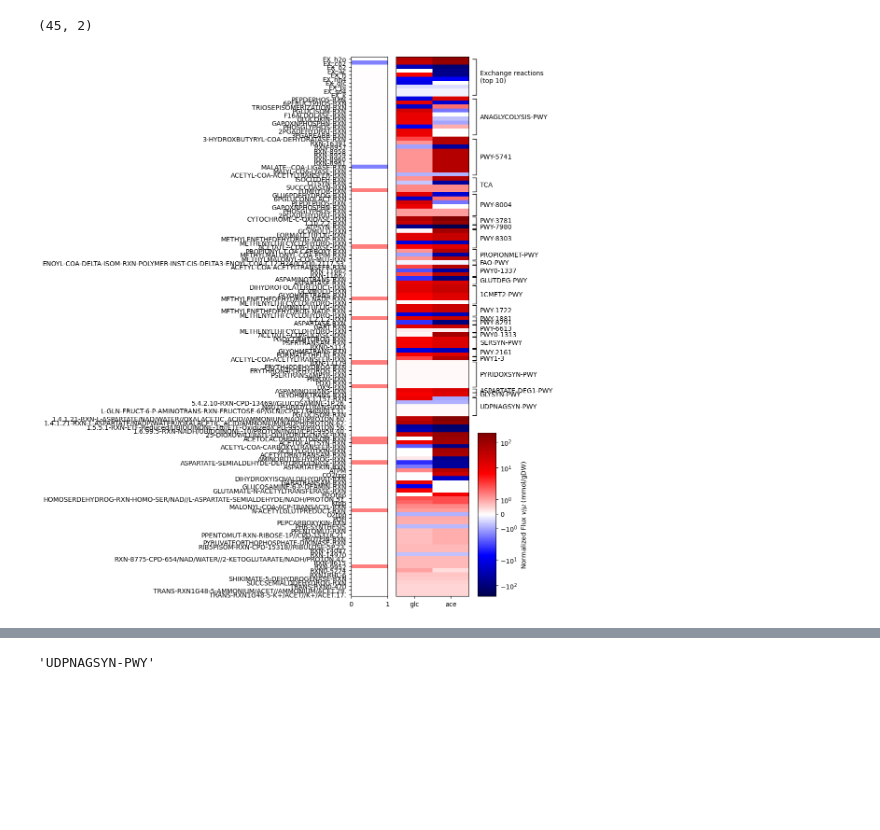
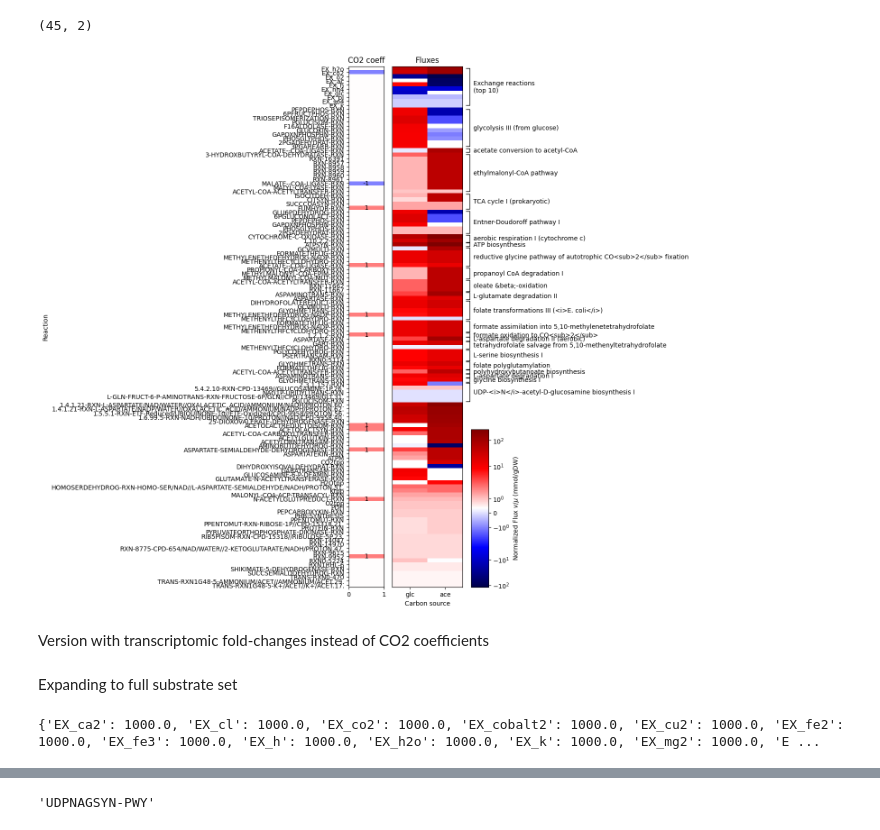
Before and after one commit to C-CoMP-STC/rpom-fba, a Jupyter notebook: figures/heatmap.ipynb, the cells around one changed output, grey strips where cells are left out. Drawn from its saved outputs; the diff is of its cells as text; code cells hidden in the pictures; blank space fills up the shorter version.

```diff
--- a/figures/heatmap.ipynb
+++ b/figures/heatmap.ipynb
@@ -26,6 +26,12 @@ co2_c = model.metabolites.get_by_id("CARBON-DIOXIDE[c]")
 # Turn on maintenance
 atpm = model.reactions.get_by_id("ATPM")
 atpm.bounds = (25, 25)
+# %%
+# Load pathway data
+import pickle
+
+with open("../model_building/pathway_data.pkl", "rb") as f:
+    pathway_data = pickle.load(f)
 # %%
 # Get solutions on glucose and acetate
 
@@ -48,6 +54,7 @@ ace_fluxes = sol_ace.fluxes / sol_ace.objective_value
 pathways_of_interest = [
     "ANAGLYCOLYSIS-PWY",  # Glycolysis
 
+    "PWY0-1313",  # acetate conversion to acetyl-CoA
     "PWY-5741",  # Ethylmalonyl-CoA pathway
     "TCA",  # TCA cycle
     "PWY-8004",  # Entner-Doudoroff pathway I
@@ -56,7 +63,7 @@ pathways_of_interest = [
     "PWY-7980",  # ATP biosynthesis
     "PWY-8303",  # reductive glycine pathway of autotrophic CO2 fixation
     "PROPIONMET-PWY",  # propanoyl CoA degradation I
-    "FAO-PWY",  # fatty acid β-oxidation I (generic)
+    # "FAO-PWY",  # fatty acid β-oxidation I (generic)
     "PWY0-1337",  # oleate β-oxidation
     "GLUTDEG-PWY",  # L-glutamate degradation II
     "1CMET2-PWY",	# folate transformations III (E. coli)
@@ -64,14 +71,13 @@ pathways_of_interest = [
     "PWY-1881",  # formate oxidation to CO2
     "PWY-8291",  # L-aspartate degradation II (aerobic)
     "PWY-6613",  # tetrahydrofolate salvage from 5,10-methenyltetrahydrofolate
-    "PWY0-1313",  # acetate conversion to acetyl-CoA
     # "PWY-8279",  # palmitate biosynthesis III
     # "PWY-8280",  # stearate biosynthesis IV  (likely dupe of above)
     # "PWY-7388",  # octanoyl-[acyl-carrier protein] biosynthesis (mitochondria, yeast)
     "SERSYN-PWY",  # L-serine biosynthesis I
     "PWY-2161",  # folate polyglutamylation
     "PWY1-3",  # polyhydroxybutanoate biosynthesis
-    "PYRIDOXSYN-PWY",  # pyridoxal 5'-phosphate biosynthesis I
+    # "PYRIDOXSYN-PWY",  # pyridoxal 5'-phosphate biosynthesis I
     # "PHESYN",  # L-phenylalanine biosynthesis I
     # "TYRSYN",  # L-tyrosine biosynthesis I
     "ASPARTATE-DEG1-PWY",  # L-aspartate degradation I
@@ -112,6 +145,16 @@ plot_fluxes = pd.DataFrame({"glc": glc_fluxes, "ace": ace_fluxes})
 
 # Exclude biomass flux
 plot_fluxes = plot_fluxes.drop("Rpom_hwa_biomass")
+
+# EXCEPT FOR EXCHANGE REACTIONS, treat the direction under glucose as the canonical direction of the reaction
+# (so as to highlight differences). If there is no flux, use the curated direction as "forward"
+# glc_directions = np.sign(glc_fluxes).replace(0, 1)
+exchange_ids = [ex.id for ex in model.exchanges]
+glc_directions = np.array([np.sign(flux) if (flux != 0 and rxn not in exchange_ids) else 1.0
+                           for rxn, flux in zip(plot_fluxes.index, plot_fluxes["glc"])])
+# plot_fluxes["glucose_direction"] = glc_directions
+plot_fluxes["glc"] *= glc_directions
+plot_fluxes["ace"] *= glc_directions
 
 # Exclude external metabolite transport reactions (__tex), since
 # their behavior is explained by the exchange reactions
@@ -145,6 +188,7 @@ c_min = -c_max
 # Plot the fluxes!! =============================================================================================
 OFFSET = 0.1
 SHOW_RXN_NAMES = True
+MAX_N_ADDITIONAL = 100  # Number of reactions to plot after the pathways of interest (upper bound, since already-plotted reactions are dropped.)
 cmap="seismic"
 
 # fig, (ax1, ax2) = plt.subplots(1, 3, sharey=True, gridspec_kw={"width_ratios": [1, 2]})
@@ -215,13 +259,16 @@ for pathway in pathways_of_interest:
             rxns_in_pwy.append(rxn)
 
     # Plot CO2 coefficients
-    ax1.imshow([[get_co2_coeff(model.reactions.get_by_id(rxn))] for rxn in rxns_in_pwy],
+    co2_coeffs = [[get_co2_coeff(model.reactions.get_by_id(rxn))] for rxn in rxns_in_pwy]
+    ax1.imshow(co2_coeffs,
                cmap=cmap,
                aspect="auto",
                extent=(0, 1, pos, pos + len(rxns_in_pwy)),
                interpolation="none",
                vmin=c_min,
                vmax=c_max)
+    for i, coeff in enumerate(reversed(co2_coeffs)):
+        ax1.text(0.5, pos + i + 0.5, f"{int(coeff[0]) if coeff[0] != 0 else ''}", ha="center", va="center")
 
     # Plot the fluxes
     ax2.imshow(plot_fluxes.loc[rxns_in_pwy],
@@ -234,7 +281,13 @@ for pathway in pathways_of_interest:
               norm="symlog")
 
     # Label the pathway
-    vbracket(ax2, 2 + OFFSET, OFFSET, OFFSET, pos + len(rxns_in_pwy) / 2, 0.9 * len(rxns_in_pwy), text=pathway)
+    vbracket(ax2,
+             2 + OFFSET,
+             OFFSET,
+             OFFSET,
+             pos + len(rxns_in_pwy) / 2,
+             0.9 * len(rxns_in_pwy),
+             text=pathway_data[pathway]["common-name"])
 
     pos += len(rxns_in_pwy)
     yticks.extend(rxns_in_pwy)
@@ -242,48 +295,66 @@ for pathway in pathways_of_interest:
 
 # Filter the remaining to select top 100 fluxes,
 # dropping the ones that have already been plotted
-plot_fluxes = plot_fluxes[-100:]
+plot_fluxes = plot_fluxes[-MAX_N_ADDITIONAL:]
 plot_fluxes = plot_fluxes.drop(list(plotted_reactions), errors="ignore")
 print(plot_fluxes.shape)
 
 # Then, plot the rest
 
 # Plot CO2 coefficients
-ax1.imshow([[get_co2_coeff(model.reactions.get_by_id(rxn))] for rxn in plot_fluxes.index],
+co2_coeffs = [[get_co2_coeff(model.reactions.get_by_id(rxn))] for rxn in plot_fluxes.index]
+ax1.imshow(co2_coeffs,
             cmap=cmap,
             aspect="auto",
             extent=(0, 1, pos, pos + len(plot_fluxes)),
             interpolation="none",
             vmin=c_min,
             vmax=c_max)
+# Add co2 coeff labels
+for i, coeff in enumerate(reversed(co2_coeffs)):
+    ax1.text(0.5, pos + i + 0.5, f"{int(coeff[0]) if coeff[0] != 0 else ''}", ha="center", va="center")
 
 # Fluxes
 mappable = ax2.imshow(plot_fluxes,
           cmap=cmap,
           aspect="auto",
           extent=(0, 2, pos, pos + len(plot_fluxes)),
           interpolation="none",
           vmin=f_min,
           vmax=f_max,
           norm="symlog")
 yticks.extend(plot_fluxes.index.difference(plotted_reactions))
 
 ax2.set_xticks([0.5, 1.5], ["glc", "ace"])
 if SHOW_RXN_NAMES:
     ax1.set_yticks(0.5 + np.arange(len(yticks)), yticks)
     # turn off axis 2 ticks
     ax2.tick_params(axis="y", which="both", left=False, labelleft=False)
 else:
     ax1.set_yticks([])
     ax2.set_yticks([])
 ax2.set_ylim(0, pos + len(plot_fluxes))
 ax2.invert_yaxis()
 
+# Labels
+ax1.set_ylabel("Reaction")
+ax2.set_xlabel("Carbon source")
+ax1.set_title("CO2 coeff")
+ax2.set_title("Fluxes")
+
 # Draw colorbar into cax
 fig.colorbar(mappable, cax=cax, label="Normalized Flux $v/\\mu$ (mmol/gDW)")
 
 fig.tight_layout()
 fig.set_size_inches(4,15)
 # %% [output]
 (45, 2)
-[figure, old version]
+[figure, new version]
+# %% [markdown]
+Version with transcriptomic fold-changes instead of CO2 coefficients
+# %% [markdown]
+Expanding to full substrate set
+# %%
+print(model.medium)
+# %% [output]
+{'EX_ca2': 1000.0, 'EX_cl': 1000.0, 'EX_co2': 1000.0, 'EX_cobalt2': 1000.0, 'EX_cu2': 1000.0, 'EX_fe2': 1000.0, 'EX_fe3': 1000.0, 'EX_h': 1000.0, 'EX_h2o': 1000.0, 'EX_k': 1000.0, 'EX_mg2': 1000.0, 'E ...
```
Also changed, not shown: parts of 12 cells of this notebook, 52 other files.
